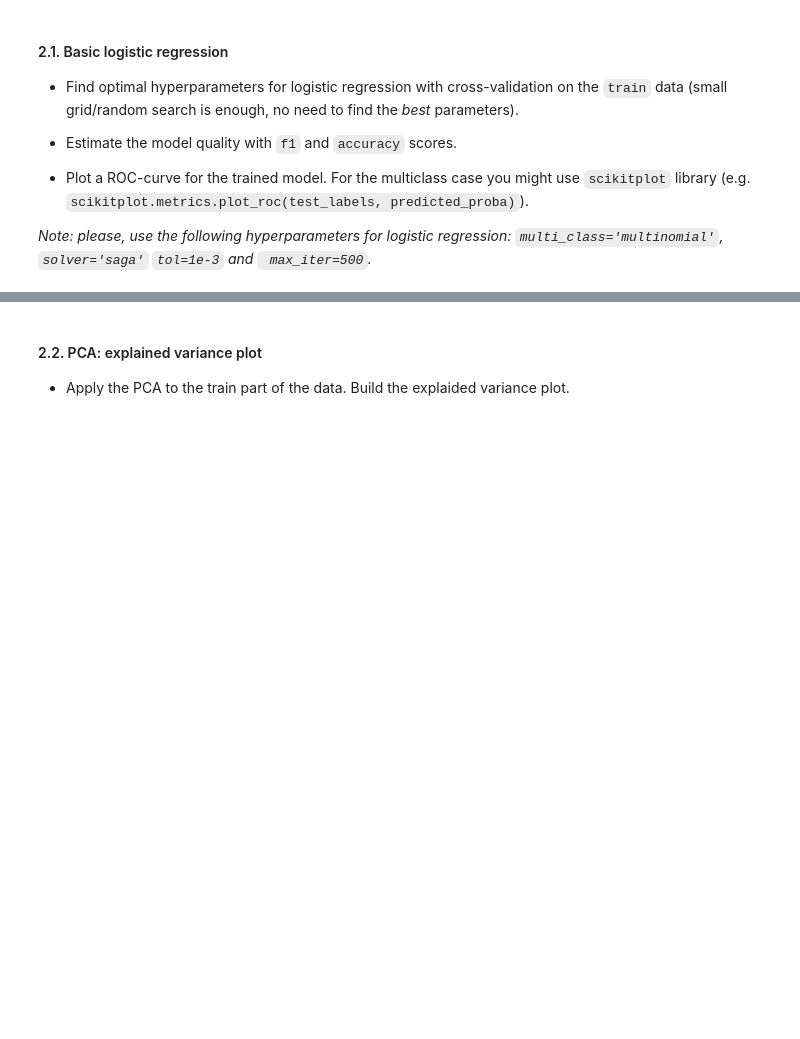
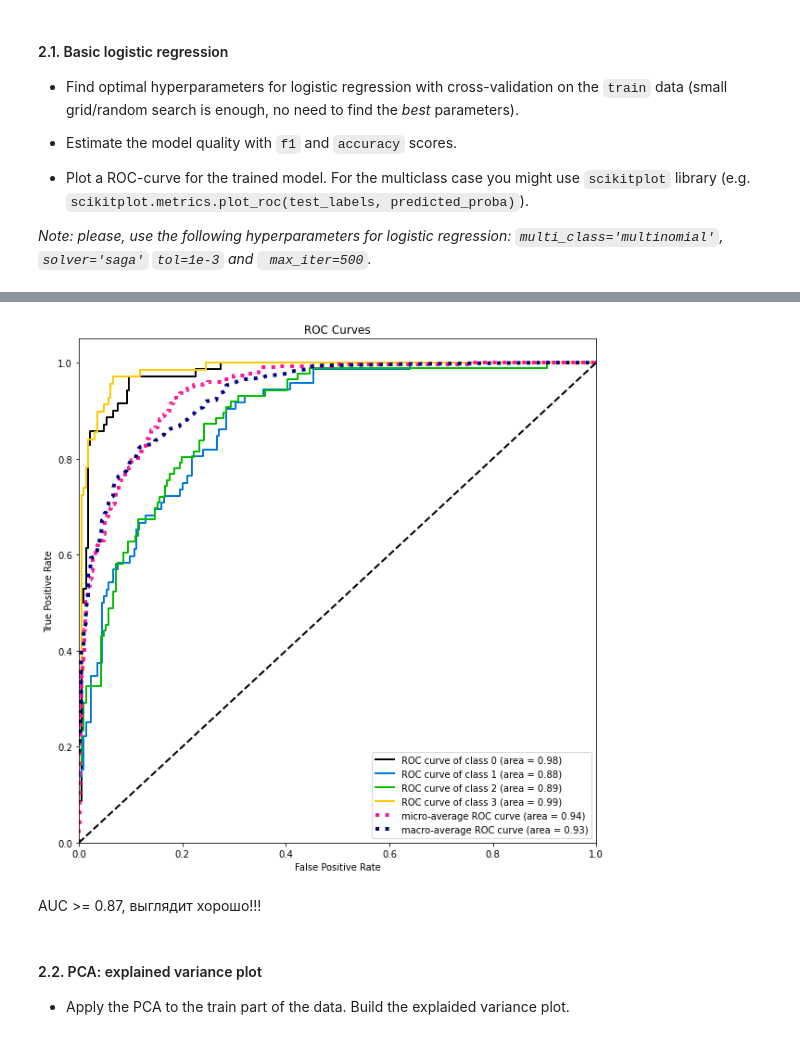
Before and after one commit to adtsvetkov/ml_made, a Jupyter notebook: Lab1_part2_ml_pipeline.ipynb, the cells around one changed output, grey strips where cells are left out. Saved outputs shown, nothing was run; the diff lists cells and outputs as text; code cells hidden in the pictures; blank space fills up the shorter version.

```diff
--- a/Lab1_part2_ml_pipeline.ipynb
+++ b/Lab1_part2_ml_pipeline.ipynb
@@ -261,0 +270,7 @@ X_train_pd
+# %%
+columns = [1, 4, 5, 6, 13, 14, 15, 16]
+
+for c in columns:
+    q_low = X_train_pd[c].quantile(0.01)
+    q_high = X_train_pd[c].quantile(0.99)
+    X_train_pd = X_train_pd[(X_train_pd[c] < q_high) & (X_train_pd[c] > q_low)]
@@ -262,3 +293,5 @@ X_train_pd
+# %%
+y_train = y_train[list(X_train_pd.index)]
 # %% [markdown]
 #### 2.1. Basic logistic regression
 * Find optimal hyperparameters for logistic regression with cross-validation on the `train` data (small grid/random search is enough, no need to find the *best* parameters).
@@ -277,0 +306,10 @@ X_train_pd
+# %%
+lr = LogisticRegression(multi_class='multinomial',
+                       solver='saga',
+                       tol=1e-3,
+                       max_iter=500)
+grid_para = {'penalty': ['l1', 'l2'],
+    'C': np.linspace(1, 1, 1000)}
+
+logreg = GridSearchCV(lr, grid_para, cv=3)
+logreg = logreg.fit(X_train_pd, y_train).best_estimator_
@@ -278,3 +338,12 @@ X_train_pd
+# %%
+from scikitplot.metrics import plot_roc
+
+plot_roc(y_test, logreg.predict_proba(X_test_pd), figsize=(10, 10))
+plt.show()
+# %% [output]
+[figure, added]
+# %% [markdown]
+AUC >= 0.87, выглядит хорошо!!!
 # %% [markdown]
 #### 2.2. PCA: explained variance plot
 * Apply the PCA to the train part of the data. Build the explaided variance plot.
```
Also changed, not shown: parts of 33 cells of this notebook.
